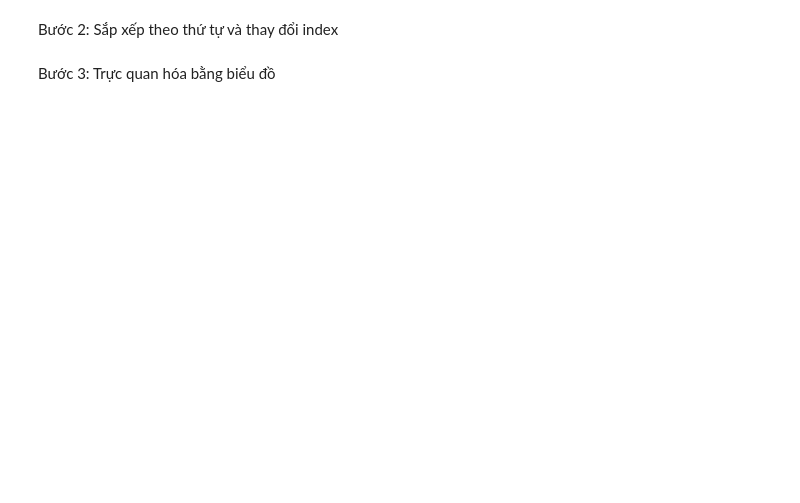
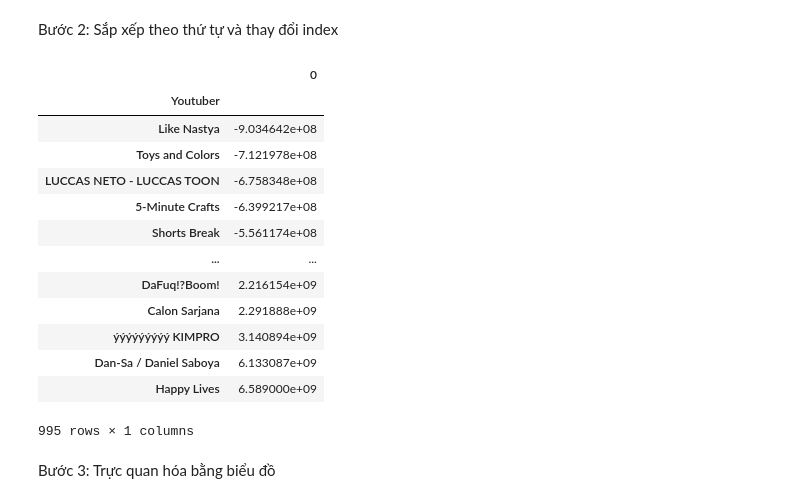
Before and after one commit to BaoDias2505/Final_Project_P4DS, a Jupyter notebook: 21127221_21127583.ipynb, the cells around one changed output. Saved outputs shown, nothing was run; the diff lists cells and outputs as text; code cells hidden in the pictures; blank space fills up the shorter version.

```diff
--- a/21127221_21127583.ipynb
+++ b/21127221_21127583.ipynb
@@ -635,3 +674,20 @@ result = difference.sort_values()
+# %%
+pd.DataFrame(channel)
+# %% [output]
+|  | 0 |
+| Youtuber |  |
+| Like Nastya | -9.034642e+08 |
+| Toys and Colors | -7.121978e+08 |
+| LUCCAS NETO - LUCCAS TOON | -6.758348e+08 |
+| 5-Minute Crafts | -6.399217e+08 |
+| Shorts Break | -5.561174e+08 |
+| ... | ... |
+| DaFuq!?Boom! | 2.216154e+09 |
+| Calon Sarjana | 2.291888e+09 |
+| ýýýýýýýýý KIMPRO | 3.140894e+09 |
+| Dan-Sa / Daniel Saboya | 6.133087e+09 |
+| Happy Lives | 6.589000e+09 |
+995 rows × 1 columns
 # %% [markdown]
 Bước 3: Trực quan hóa bằng biểu đồ
 # %%
```
Also changed, not shown: parts of 43 cells of this notebook, 1 other file.
